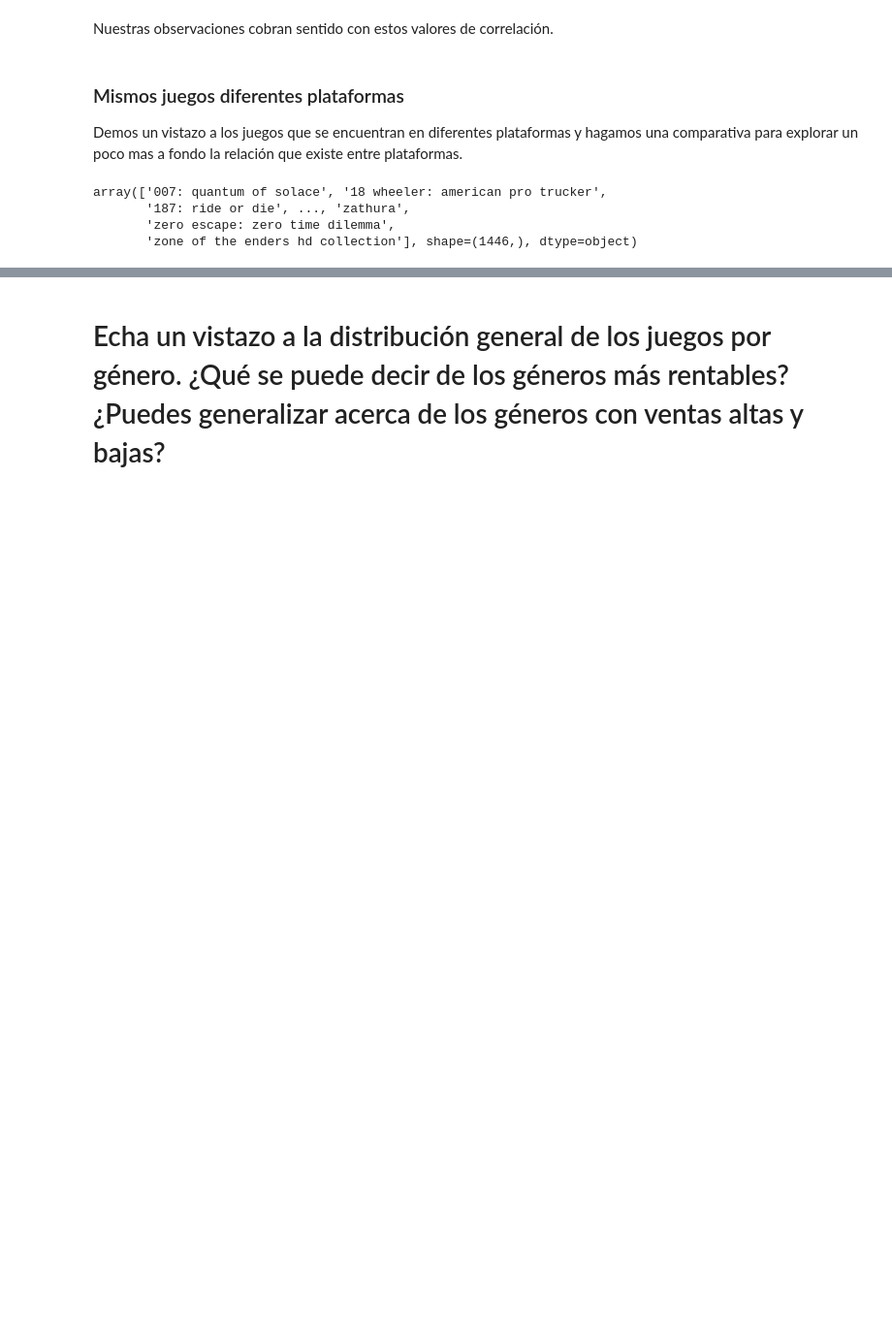
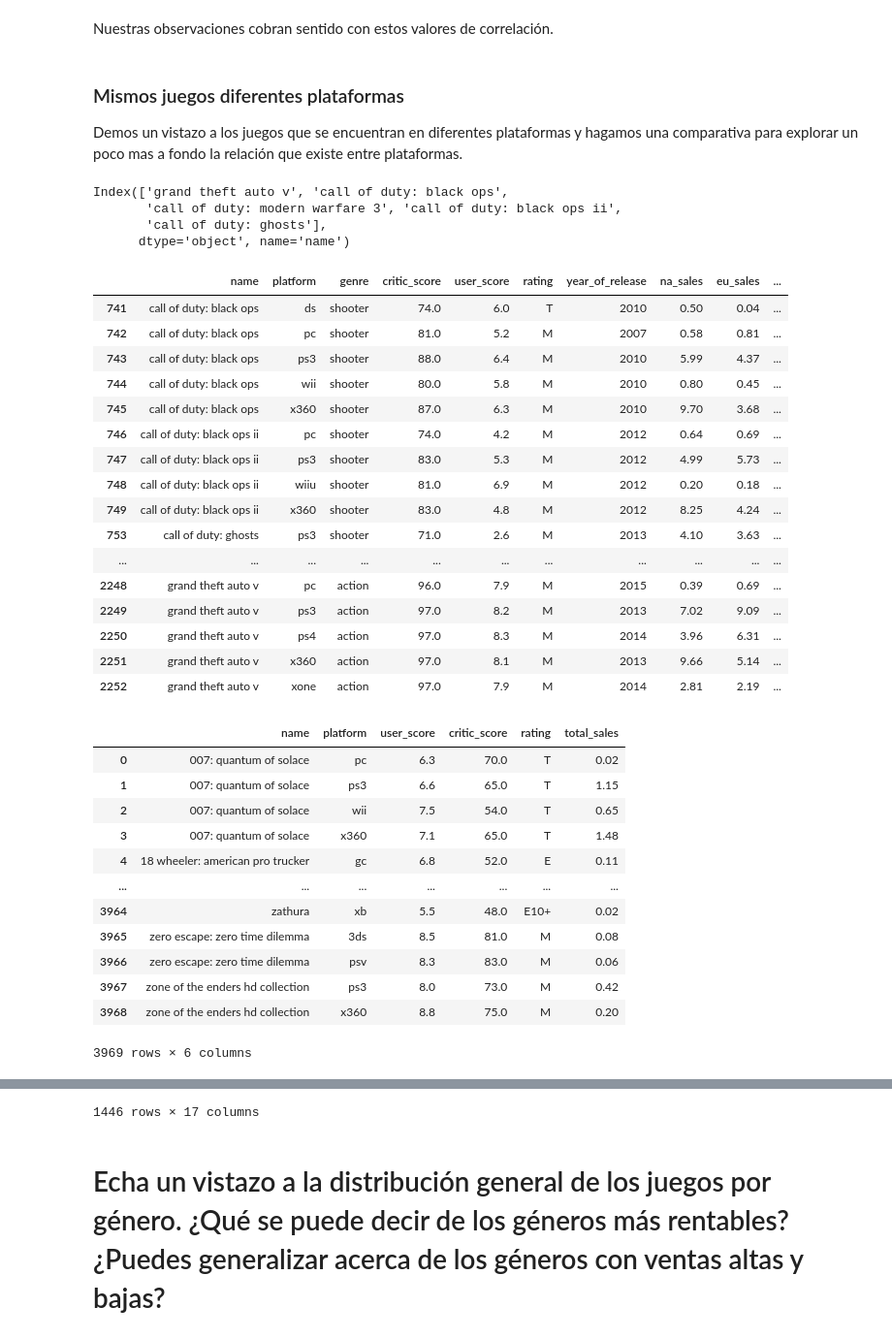
Before and after one commit to ma280113/TripleTen, a Jupyter notebook: strint_6_proyect/notebook.ipynb, the cells around one changed output, grey strips where cells are left out. Shown at 97% size. Drawn from its saved outputs; the diff is of its cells as text; code cells hidden in the pictures; blank space fills up the shorter version.

Commit message:
compare best multiplatforms

```diff
--- a/strint_6_proyect/notebook.ipynb
+++ b/strint_6_proyect/notebook.ipynb
@@ -746,12 +746,65 @@ Nuestras observaciones cobran sentido con estos valores de correlación.
 
 Demos un vistazo a los juegos que se encuentran en diferentes plataformas y hagamos una comparativa para explorar un poco mas a fondo la relación que existe entre plataformas.
 # %%
+#---------Captura de los juegos multiplataforma----------------
 multiplatforms = df[df['name'].duplicated() == True]['name']
 multiplatforms = multiplatforms.unique()
 
-display(multiplatforms)
+#-----------Filtro del DataFrame con los juegos multiplataforma.
+df_multiplatforms = df[df['name'].isin(multiplatforms)]
+
+#------------Agrupar por plataforma----------
+df_multiplatforms = df_multiplatforms.groupby(['name', 'platform']).agg({
+    'user_score' : 'mean',
+    'critic_score' : 'mean',
+    'rating' : 'first',
+    'total_sales' : 'mean'
+}).reset_index()
+#----------Top 5 best sellers-----------------
+best_sellers = df_multiplatforms.groupby('name')['total_sales'].sum().sort_values(ascending = False).head(5)
+
+#------Pivote de datos-------
+pivot_multiplatforms = df_multiplatforms.pivot(index = 'name', columns = 'platform', values = 'total_sales')
+
+#-------Grafica comparativa---------------
+plt.figure(figsize=(14,6))
+
+pivot_multiplatforms.plot()
+plt.title('Comparativo best sellers multiplataforma')
+
+plt.show()
 # %% [output]
-array(['007: quantum of solace', '18 wheeler: american pro trucker',
-       '187: ride or die', ..., 'zathura',
-       'zero escape: zero time dilemma',
-       'zone of the enders hd collection'], shape=(1446,), dtype=object)
+Index(['grand theft auto v', 'call of duty: black ops',
+       'call of duty: modern warfare 3', 'call of duty: black ops ii',
+       'call of duty: ghosts'],
+      dtype='object', name='name')
+|  | name | platform | genre | critic_score | user_score | rating | year_of_release | na_sales | eu_sales | ... |
+| 741 | call of duty: black ops | ds | shooter | 74.0 | 6.0 | T | 2010 | 0.50 | 0.04 | ... |
+| 742 | call of duty: black ops | pc | shooter | 81.0 | 5.2 | M | 2007 | 0.58 | 0.81 | ... |
+| 743 | call of duty: black ops | ps3 | shooter | 88.0 | 6.4 | M | 2010 | 5.99 | 4.37 | ... |
+| 744 | call of duty: black ops | wii | shooter | 80.0 | 5.8 | M | 2010 | 0.80 | 0.45 | ... |
+| 745 | call of duty: black ops | x360 | shooter | 87.0 | 6.3 | M | 2010 | 9.70 | 3.68 | ... |
+| 746 | call of duty: black ops ii | pc | shooter | 74.0 | 4.2 | M | 2012 | 0.64 | 0.69 | ... |
+| 747 | call of duty: black ops ii | ps3 | shooter | 83.0 | 5.3 | M | 2012 | 4.99 | 5.73 | ... |
+| 748 | call of duty: black ops ii | wiiu | shooter | 81.0 | 6.9 | M | 2012 | 0.20 | 0.18 | ... |
+| 749 | call of duty: black ops ii | x360 | shooter | 83.0 | 4.8 | M | 2012 | 8.25 | 4.24 | ... |
+| 753 | call of duty: ghosts | ps3 | shooter | 71.0 | 2.6 | M | 2013 | 4.10 | 3.63 | ... |
+| ... | ... | ... | ... | ... | ... | ... | ... | ... | ... | ... |
+| 2248 | grand theft auto v | pc | action | 96.0 | 7.9 | M | 2015 | 0.39 | 0.69 | ... |
+| 2249 | grand theft auto v | ps3 | action | 97.0 | 8.2 | M | 2013 | 7.02 | 9.09 | ... |
+| 2250 | grand theft auto v | ps4 | action | 97.0 | 8.3 | M | 2014 | 3.96 | 6.31 | ... |
+| 2251 | grand theft auto v | x360 | action | 97.0 | 8.1 | M | 2013 | 9.66 | 5.14 | ... |
+| 2252 | grand theft auto v | xone | action | 97.0 | 7.9 | M | 2014 | 2.81 | 2.19 | ... |
+|  | name | platform | user_score | critic_score | rating | total_sales |
+| 0 | 007: quantum of solace | pc | 6.3 | 70.0 | T | 0.02 |
+| 1 | 007: quantum of solace | ps3 | 6.6 | 65.0 | T | 1.15 |
+| 2 | 007: quantum of solace | wii | 7.5 | 54.0 | T | 0.65 |
+| 3 | 007: quantum of solace | x360 | 7.1 | 65.0 | T | 1.48 |
+| 4 | 18 wheeler: american pro trucker | gc | 6.8 | 52.0 | E | 0.11 |
+| ... | ... | ... | ... | ... | ... | ... |
+| 3964 | zathura | xb | 5.5 | 48.0 | E10+ | 0.02 |
+| 3965 | zero escape: zero time dilemma | 3ds | 8.5 | 81.0 | M | 0.08 |
+| 3966 | zero escape: zero time dilemma | psv | 8.3 | 83.0 | M | 0.06 |
+| 3967 | zone of the enders hd collection | ps3 | 8.0 | 73.0 | M | 0.42 |
+| 3968 | zone of the enders hd collection | x360 | 8.8 | 75.0 | M | 0.20 |
+3969 rows × 6 columns
@@ -758,3 +824,4 @@ array(['007: quantum of solace', '18 wheeler: american pro trucker',
+1446 rows × 17 columns
 # %% [markdown]
 # Echa un vistazo a la distribución general de los juegos por género. ¿Qué se puede decir de los géneros más rentables? ¿Puedes generalizar acerca de los géneros con ventas altas y bajas?
 # %% [markdown]
```
Also changed, not shown: parts of 1 cell of this notebook.
